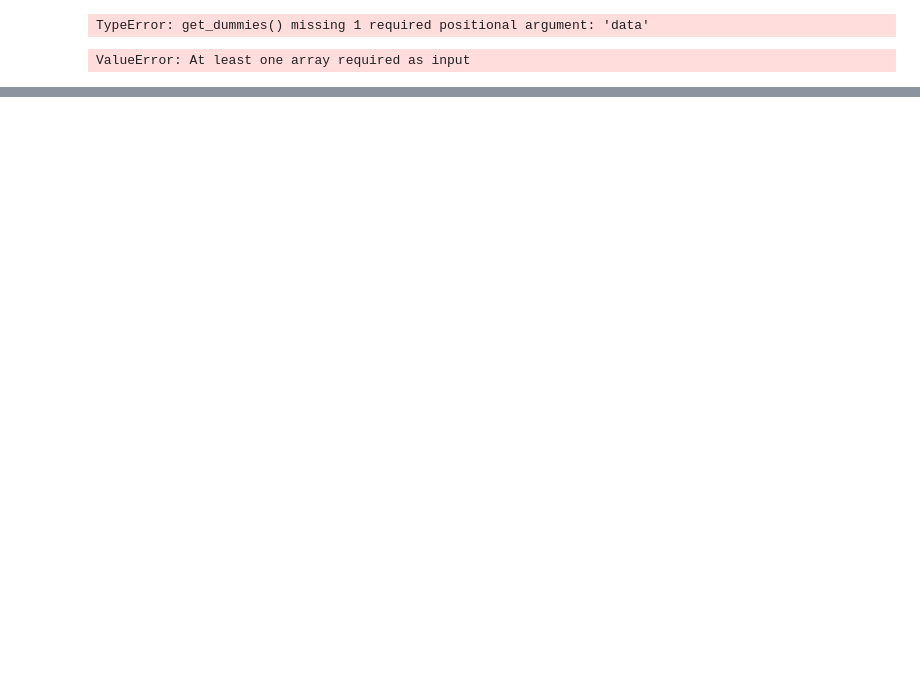
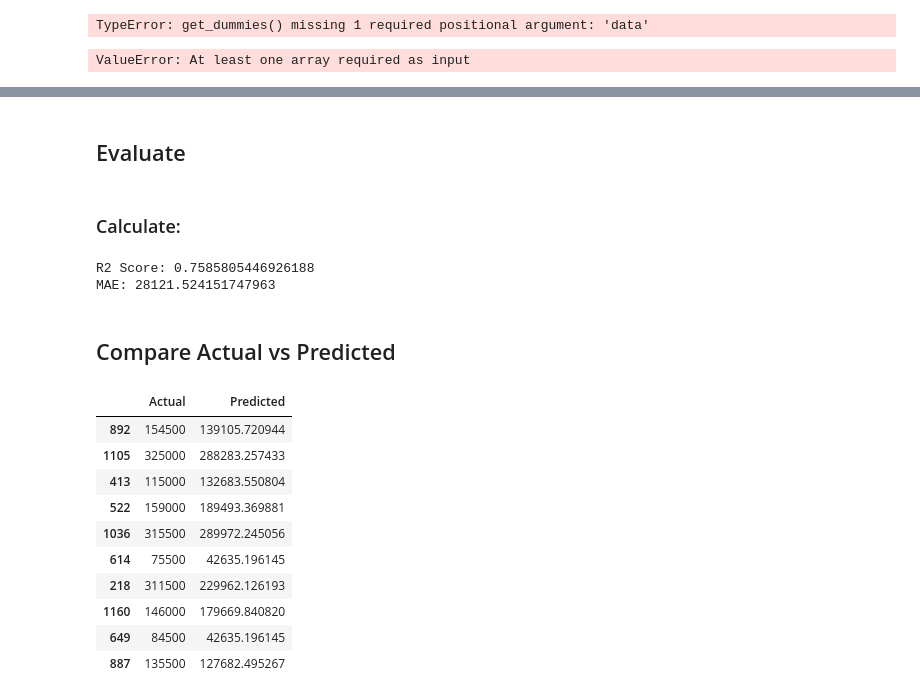
Before and after one commit to Arati-star/Machine-Learning, a Jupyter notebook: HousePricePrediction.ipynb, the cells around one changed output, grey strips where cells are left out. Cells and saved outputs as stored; diff of their text form; code cells hidden in the pictures; blank space fills up the shorter version.

```diff
--- a/HousePricePrediction.ipynb
+++ b/HousePricePrediction.ipynb
@@ -440,0 +444,2 @@ print(X.dtypes.unique())
+# %% [markdown]
+## Evaluate
@@ -440,0 +449,29 @@ print(X.dtypes.unique())
+# %% [markdown]
+### Calculate:
+# %%
+print("R2 Score:", r2_score(y_test, pred))
+print("MAE:", mean_absolute_error(y_test, pred))
+# %% [output]
+R2 Score: 0.7585805446926188
+MAE: 28121.524151747963
+# %% [markdown]
+## Compare Actual vs Predicted
+# %%
+comparison = pd.DataFrame({
+    "Actual": y_test,
+    "Predicted": pred
+})
+
+comparison.head(10)
+# %% [output]
+|  | Actual | Predicted |
+| 892 | 154500 | 139105.720944 |
+| 1105 | 325000 | 288283.257433 |
+| 413 | 115000 | 132683.550804 |
+| 522 | 159000 | 189493.369881 |
+| 1036 | 315500 | 289972.245056 |
+| 614 | 75500 | 42635.196145 |
+| 218 | 311500 | 229962.126193 |
+| 1160 | 146000 | 179669.840820 |
+| 649 | 84500 | 42635.196145 |
+| 887 | 135500 | 127682.495267 |
```
Also changed, not shown: parts of 47 cells of this notebook, 2 other files.
